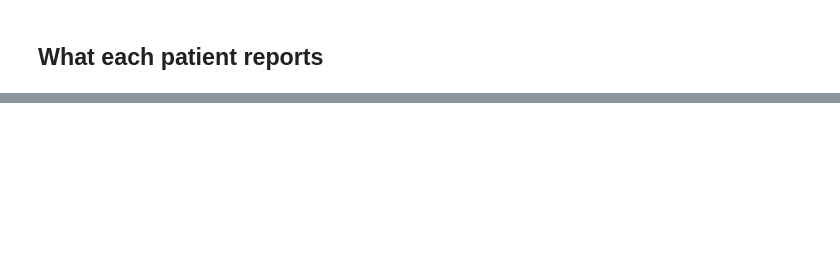
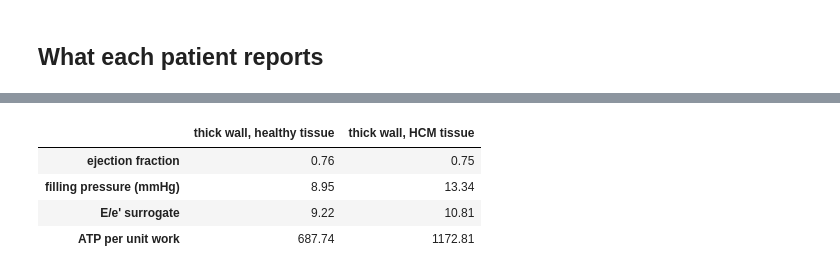
Before and after one commit to filippo-fonseca/hcm-twin, a Jupyter notebook: notebooks/01_validation.ipynb, the cells around one changed output, grey strips where cells are left out. Cells and saved outputs as stored; diff of their text form; code cells hidden in the pictures; blank space fills up the shorter version.

```diff
--- a/notebooks/01_validation.ipynb
+++ b/notebooks/01_validation.ipynb
@@ -19,3 +105,23 @@ rows = []for label, (result, geom) in traces.items():    o = observe(result, geo
 # %%
-benign = observe(simulate(HCM_GEOMETRY, HEALTHY_MATERIAL, RESTING_LOADING, 0.0),                 HCM_GEOMETRY, RESTING_LOADING)diseased = observe(simulate(HCM_GEOMETRY, HCM_MATERIAL, RESTING_LOADING, 0.0),                   HCM_GEOMETRY, RESTING_LOADING)comparison = pd.DataFrame({    "thick wall, healthy tissue": [benign.ejection_fraction,                                   benign.end_diastolic_pressure_mmhg,                                   benign.e_over_e_prime,                                   benign.atp_cost_per_stroke_work],    "thick wall, HCM tissue": [diseased.ejection_fraction,                               diseased.end_diastolic_pressure_mmhg,                               diseased.e_over_e_prime,                               diseased.atp_cost_per_stroke_work],}, index=["ejection fraction", "filling pressure (mmHg)", "E/e' surrogate", "ATP per unit work"])display(comparison.round(2))
+benign = observe(simulate(HCM_GEOMETRY, HEALTHY_MATERIAL, RESTING_LOADING, 0.0),
+                 HCM_GEOMETRY, RESTING_LOADING)
+diseased = observe(simulate(HCM_GEOMETRY, HCM_MATERIAL, RESTING_LOADING, 0.0),
+                   HCM_GEOMETRY, RESTING_LOADING)
+comparison = pd.DataFrame({
+    "thick wall, healthy tissue": [benign.ejection_fraction,
+                                   benign.end_diastolic_pressure_mmhg,
+                                   benign.e_over_e_prime,
+                                   benign.atp_cost_per_stroke_work],
+    "thick wall, HCM tissue": [diseased.ejection_fraction,
+                               diseased.end_diastolic_pressure_mmhg,
+                               diseased.e_over_e_prime,
+                               diseased.atp_cost_per_stroke_work],
+}, index=["ejection fraction", "filling pressure (mmHg)", "E/e' surrogate", "ATP per unit work"])
+display(comparison.round(2))
+# %% [output]
+|  | thick wall, healthy tissue | thick wall, HCM tissue |
+| ejection fraction | 0.76 | 0.75 |
+| filling pressure (mmHg) | 8.95 | 13.34 |
+| E/e' surrogate | 9.22 | 10.81 |
+| ATP per unit work | 687.74 | 1172.81 |
 # %% [markdown]
```
Also changed, not shown: parts of 5 cells of this notebook, 3 other files.
